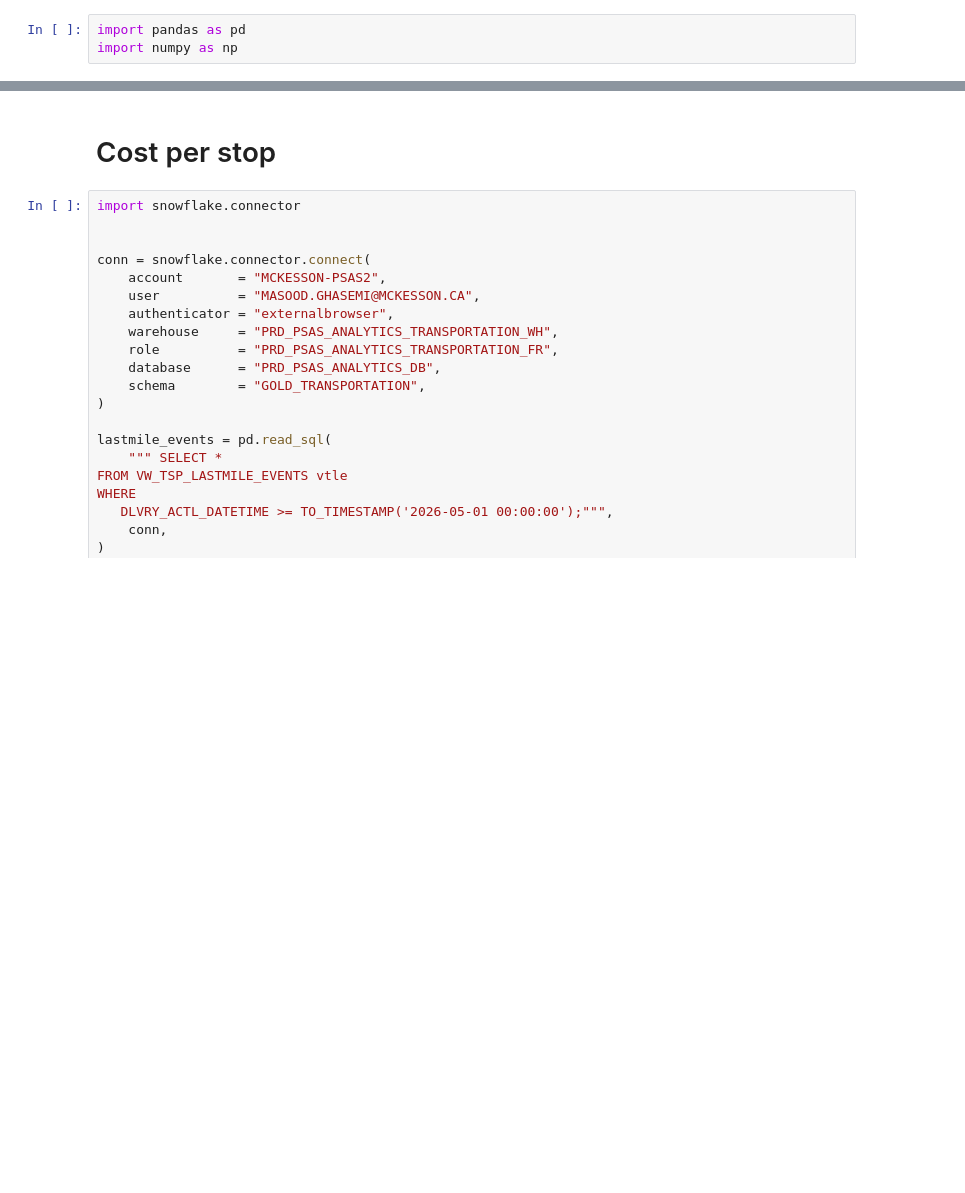
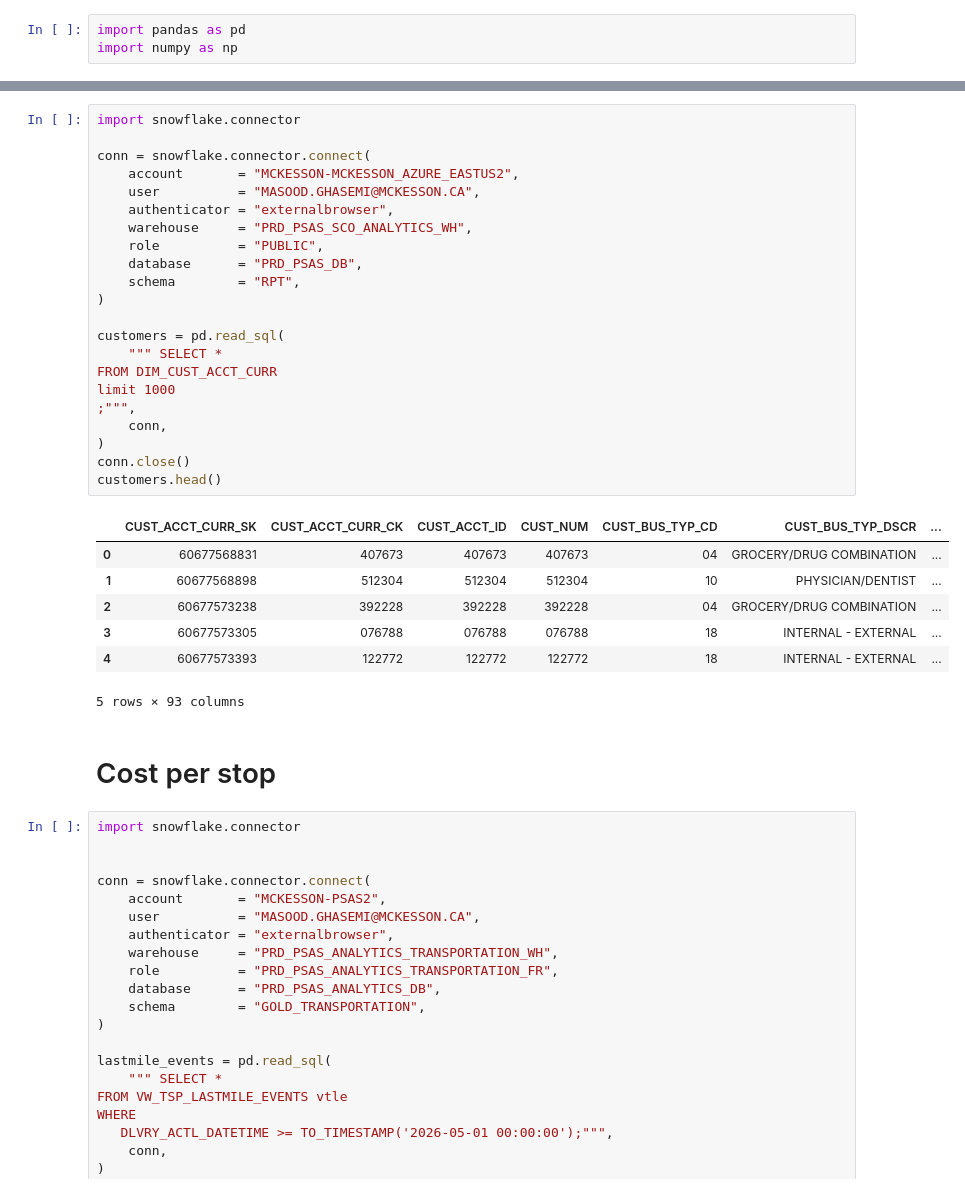
Before and after one commit to masood-mck/LastMile, a Jupyter notebook: cost_norm_v1.ipynb, the cells around one changed output, grey strips where cells are left out. Saved outputs shown, nothing was run; the diff lists cells and outputs as text; blank space fills up the shorter version.

```diff
--- a/cost_norm_v1.ipynb
+++ b/cost_norm_v1.ipynb
@@ -6,3 +10,33 @@ import numpy as np
+# %%
+import snowflake.connector
+
+conn = snowflake.connector.connect(
+    account       = "MCKESSON-MCKESSON_AZURE_EASTUS2",
+    user          = "MASOOD.GHASEMI@MCKESSON.CA",
+    authenticator = "externalbrowser",
+    warehouse     = "PRD_PSAS_SCO_ANALYTICS_WH",
+    role          = "PUBLIC",
+    database      = "PRD_PSAS_DB",
+    schema        = "RPT",
+)
+
+customers = pd.read_sql(
+    """ SELECT *
+FROM DIM_CUST_ACCT_CURR
+limit 1000
+;""",
+    conn,
+)
+conn.close()
+customers.head()
+# %% [output]
+|  | CUST_ACCT_CURR_SK | CUST_ACCT_CURR_CK | CUST_ACCT_ID | CUST_NUM | CUST_BUS_TYP_CD | CUST_BUS_TYP_DSCR | ... |
+| 0 | 60677568831 | 407673 | 407673 | 407673 | 04 | GROCERY/DRUG COMBINATION | ... |
+| 1 | 60677568898 | 512304 | 512304 | 512304 | 10 | PHYSICIAN/DENTIST | ... |
+| 2 | 60677573238 | 392228 | 392228 | 392228 | 04 | GROCERY/DRUG COMBINATION | ... |
+| 3 | 60677573305 | 076788 | 076788 | 076788 | 18 | INTERNAL - EXTERNAL | ... |
+| 4 | 60677573393 | 122772 | 122772 | 122772 | 18 | INTERNAL - EXTERNAL | ... |
+5 rows × 93 columns
 # %% [markdown]
 # Cost per stop
 # %%
```
Also changed, not shown: parts of 5 cells of this notebook, 1 other file.
